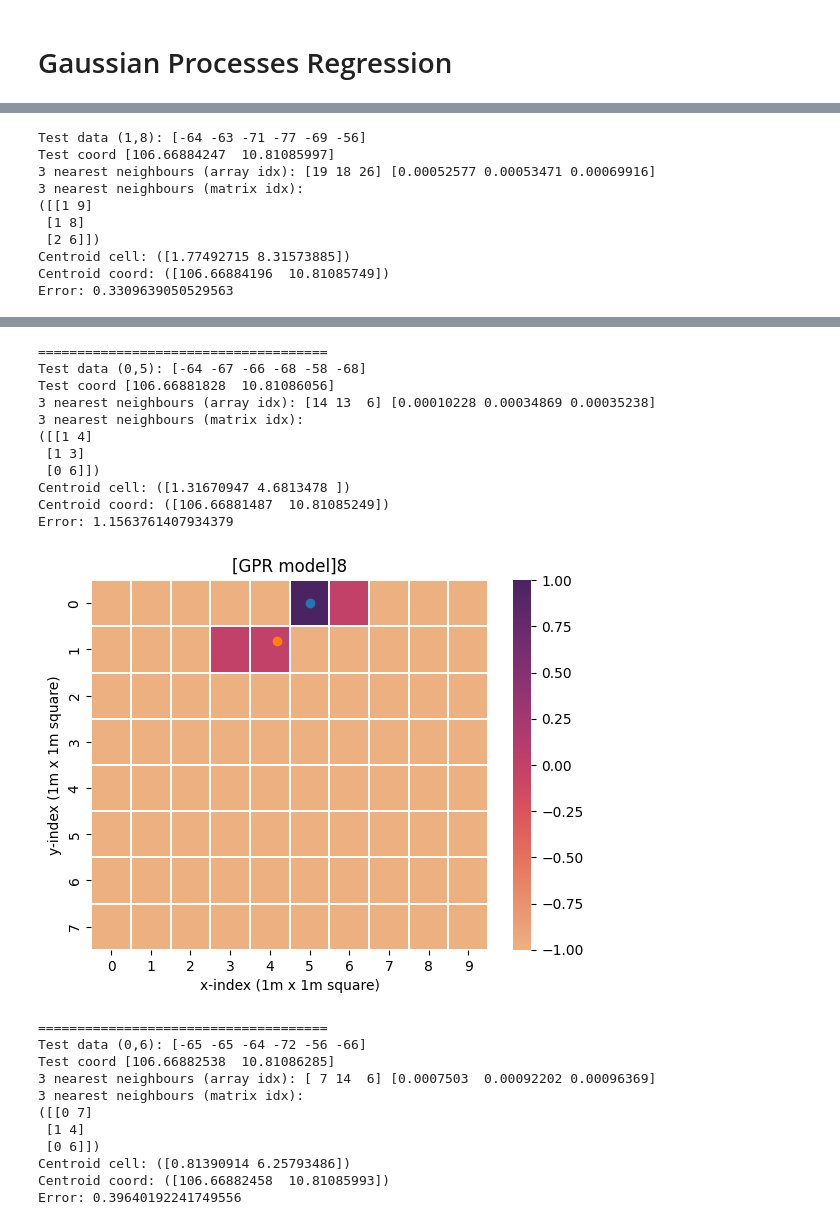
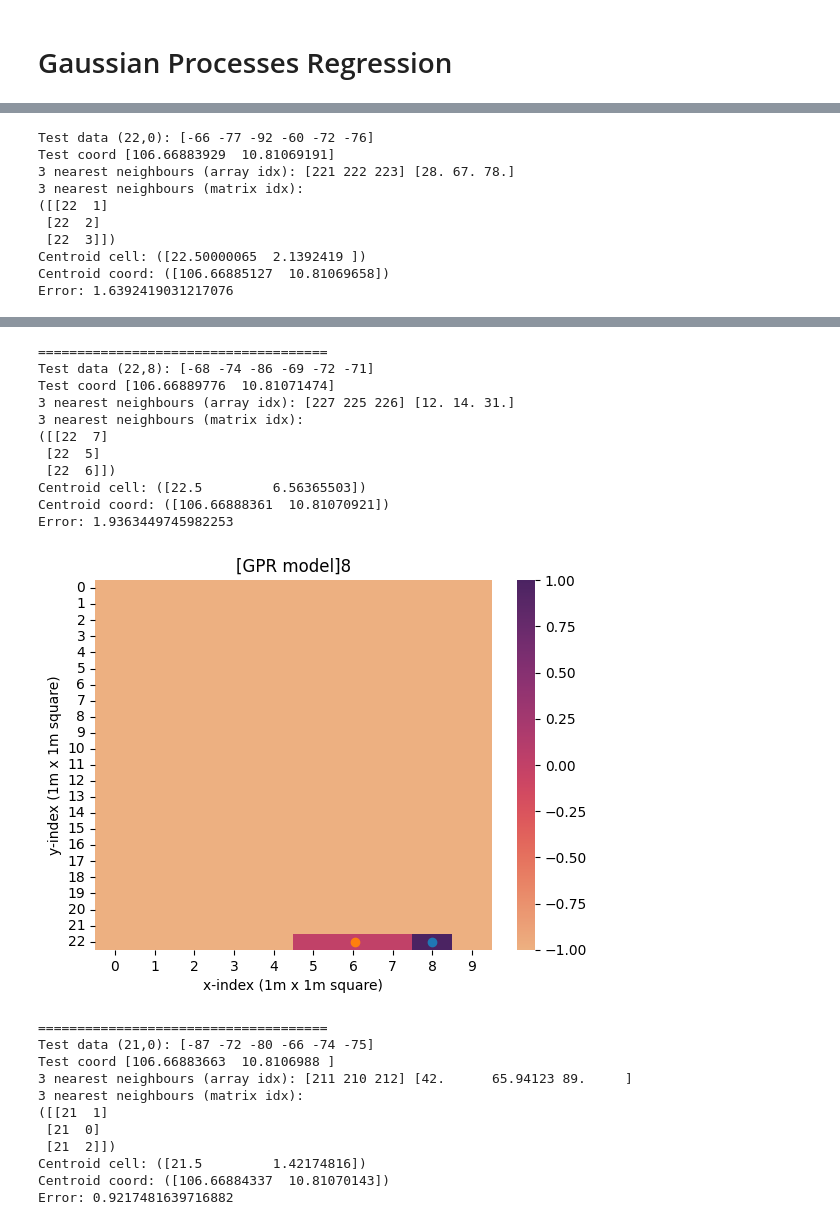
Before and after one commit to thanhhuynhk17/radiomap, a Jupyter notebook: GPR.ipynb, the cells around one changed output, grey strips where cells are left out. Saved outputs shown, nothing was run; the diff lists cells and outputs as text; code cells hidden in the pictures.

```diff
--- a/GPR.ipynb
+++ b/GPR.ipynb
@@ -15,13 +15,14 @@ from sklearn import preprocessing
 from sklearn.gaussian_process import GaussianProcessRegressor
 import sklearn.gaussian_process.kernels as k
 # init value: set -200 as out of range value
-OUT_OF_RANGE_RSSI = -100.
+OUT_OF_RANGE_RSSI = -200.
 # %% [markdown]
 # VBD DATA
 # %%
 beacons = ['Beacon00001', 'Beacon00002', 'Beacon00003', 'Beacon00004', 'Beacon00005', 'Beacon00006']
-def preprocess_data(raw_data='training-vbd-floor1.json', beacons=beacons):
-    rawdata_vbd_df = pd.read_json('training-vbd-floor1.json')
+
+def preprocess_data(raw_data='training-vbd-floor3.json', beacons=beacons):
+    rawdata_vbd_df = pd.read_json(raw_data)
     data = []
     row_data = []
     for cell in rawdata_vbd_df.data.beacons:
@@ -30,6 +31,9 @@ def preprocess_data(raw_data='training-vbd-floor1.json', beacons=beacons):
         row_data.append(cell['X'])
         for beacon in beacons:
             row_data.append(int(cell[beacon]))
+        # drop
+        if OUT_OF_RANGE_RSSI in row_data:
+            continue
         data.append(row_data)
     columns = ['col', 'row'] + beacons
     # convert to dataframe
@@ -55,8 +59,8 @@ No. of testing examples: 8
 from helper import plot_radiomap
 
 # init test matrix
-n_rows = 8
-n_cols = 10
+n_rows = int(rssi_dataset_df.describe()['row']['max'])+1
+n_cols = int(rssi_dataset_df.describe()['col']['max'])+1
 radiomap = np.full((n_rows, n_cols), OUT_OF_RANGE_RSSI)
 radiomaps = []
 radiomaps_test = []
@@ -100,20 +104,20 @@ for beacon in beacons:
 import helper
 # %%
 bounds = np.array([
-    [106.6687777176107,10.81085184372406  ],
-    [106.66884879614959,10.81087456718684 ],
-    [106.6688717625642,10.810815288584667 ],
-    [106.66880185749176,10.810789848180981]
+    [106.66877566527455, 10.810845700675742],
+    [106.66884972115128, 10.810872873012372],
+    [106.66891003308865, 10.810715599882684],
+    [106.66883697216787, 10.810687029981409]
     ])
-helper.check_position_pred_accuracy(radiomaps=radiomaps, testing_data=testing_data, bounds=bounds)
+helper.check_position_pred_accuracy(n_rows=n_rows, n_cols=n_cols,radiomaps=radiomaps, testing_data=testing_data, bounds=bounds)
 # %% [output]
-Test data (1,8): [-64 -63 -71 -77 -69 -56]
-Test coord [106.66884247  10.81085997]
-3 nearest neighbours (array idx): [19 18 26] [0.00052577 0.00053471 0.00069916]
+Test data (22,0): [-66 -77 -92 -60 -72 -76]
+Test coord [106.66883929  10.81069191]
+3 nearest neighbours (array idx): [221 222 223] [28. 67. 78.]
 3 nearest neighbours (matrix idx):
-([[1 9]
- [1 8]
- [2 6]])
-Centroid cell: ([1.77492715 8.31573885])
-Centroid coord: ([106.66884196  10.81085749])
-Error: 0.3309639050529563
+([[22  1]
+ [22  2]
+ [22  3]])
+Centroid cell: ([22.50000065  2.1392419 ])
+Centroid coord: ([106.66885127  10.81069658])
+Error: 1.6392419031217076
@@ -121,23 +125,23 @@ Error: 0.3309639050529563
 =====================================
-Test data (0,5): [-64 -67 -66 -68 -58 -68]
-Test coord [106.66881828  10.81086056]
-3 nearest neighbours (array idx): [14 13  6] [0.00010228 0.00034869 0.00035238]
+Test data (22,8): [-68 -74 -86 -69 -72 -71]
+Test coord [106.66889776  10.81071474]
+3 nearest neighbours (array idx): [227 225 226] [12. 14. 31.]
 3 nearest neighbours (matrix idx):
-([[1 4]
- [1 3]
- [0 6]])
-Centroid cell: ([1.31670947 4.6813478 ])
-Centroid coord: ([106.66881487  10.81085249])
-Error: 1.1563761407934379
+([[22  7]
+ [22  5]
+ [22  6]])
+Centroid cell: ([22.5         6.56365503])
+Centroid coord: ([106.66888361  10.81070921])
+Error: 1.9363449745982253
-[figure, old version]
+[figure, new version]
 =====================================
-Test data (0,6): [-65 -65 -64 -72 -56 -66]
-Test coord [106.66882538  10.81086285]
-3 nearest neighbours (array idx): [ 7 14  6] [0.0007503  0.00092202 0.00096369]
+Test data (21,0): [-87 -72 -80 -66 -74 -75]
+Test coord [106.66883663  10.8106988 ]
+3 nearest neighbours (array idx): [211 210 212] [42.      65.94123 89.     ]
 3 nearest neighbours (matrix idx):
-([[0 7]
- [1 4]
- [0 6]])
-Centroid cell: ([0.81390914 6.25793486])
-Centroid coord: ([106.66882458  10.81085993])
-Error: 0.39640192241749556
+([[21  1]
+ [21  0]
+ [21  2]])
+Centroid cell: ([21.5         1.42174816])
+Centroid coord: ([106.66884337  10.81070143])
+Error: 0.9217481639716882
```
Also changed, not shown: parts of 3 cells of this notebook, 18 other files.
